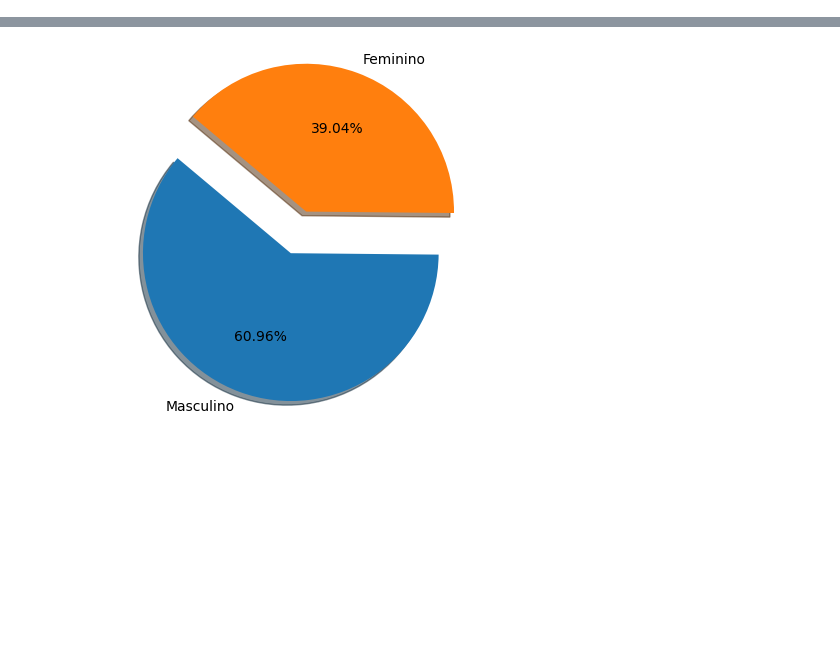
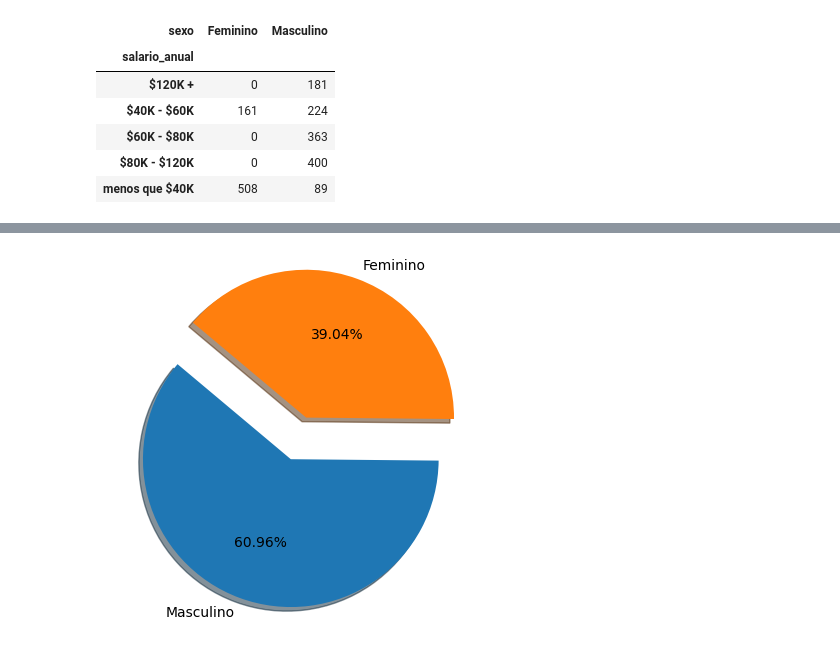
Before and after one commit to marceloaires7/EBAC-SQL, a Jupyter notebook: MODULO_08/ProjetoFinal-Credito.ipynb, the cells around one changed output, grey strips where cells are left out. Drawn from its saved outputs; the diff is of its cells as text; code cells hidden in the pictures; blank space fills up the shorter version.

```diff
--- a/MODULO_08/ProjetoFinal-Credito.ipynb
+++ b/MODULO_08/ProjetoFinal-Credito.ipynb
@@ -27,3 +37,13 @@ df[['limite_credito', 'sexo']].groupby('sexo').mean().round(2)
+# %%
+pd.crosstab(df['salario_anual'], df['sexo'])
+# %% [output]
+| sexo | Feminino | Masculino |
+| salario_anual |  |  |
+| $120K + | 0 | 181 |
+| $40K - $60K | 161 | 224 |
+| $60K - $80K | 0 | 363 |
+| $80K - $120K | 0 | 400 |
+| menos que $40K | 508 | 89 |
 # %%
 ax = sns.barplot(data=df[['limite_credito', 'sexo']].groupby('sexo').mean().round(2), y='limite_credito', hue='sexo', palette='hls')
 ax.set_title('Média do Limite de Crédito em relação ao Sexo:')
```
Also changed, not shown: parts of 6 cells of this notebook, 1 other file.
